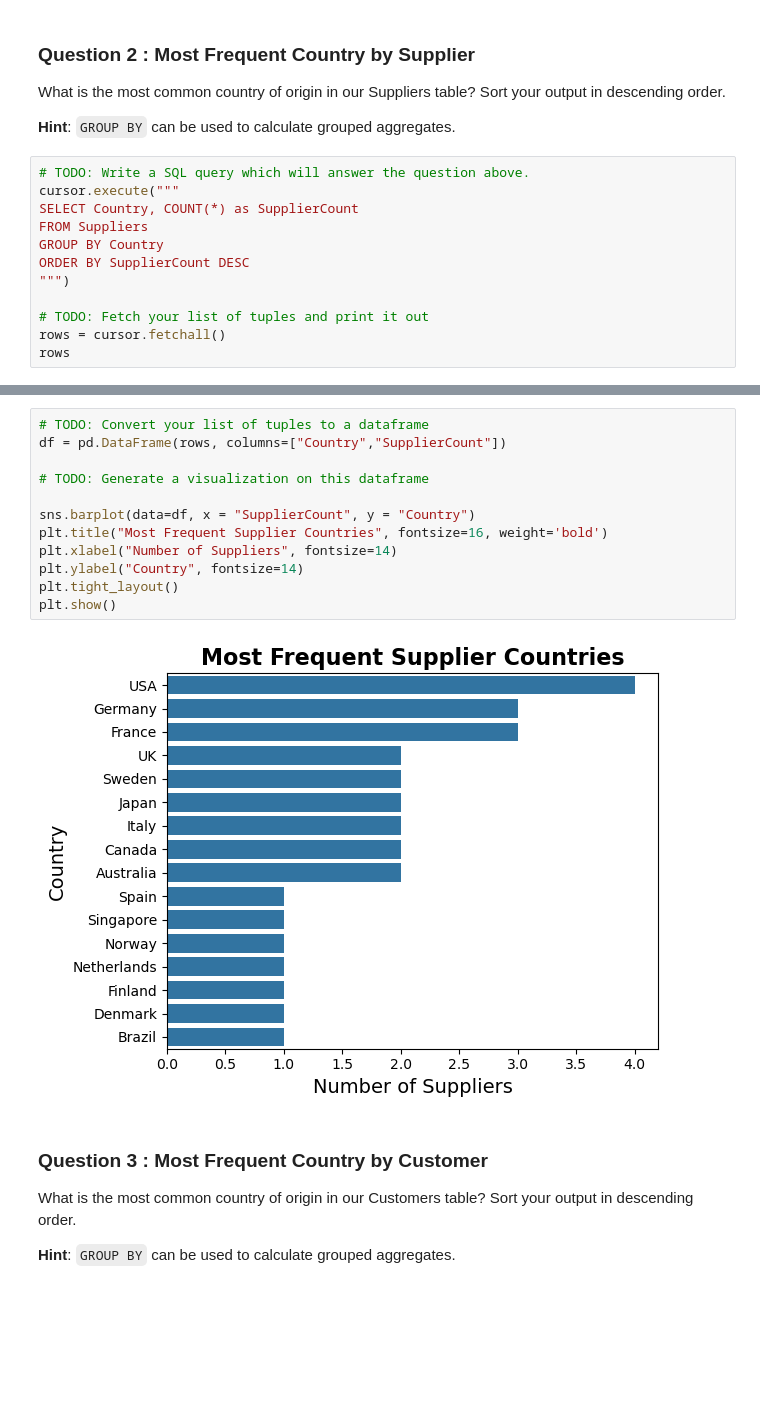
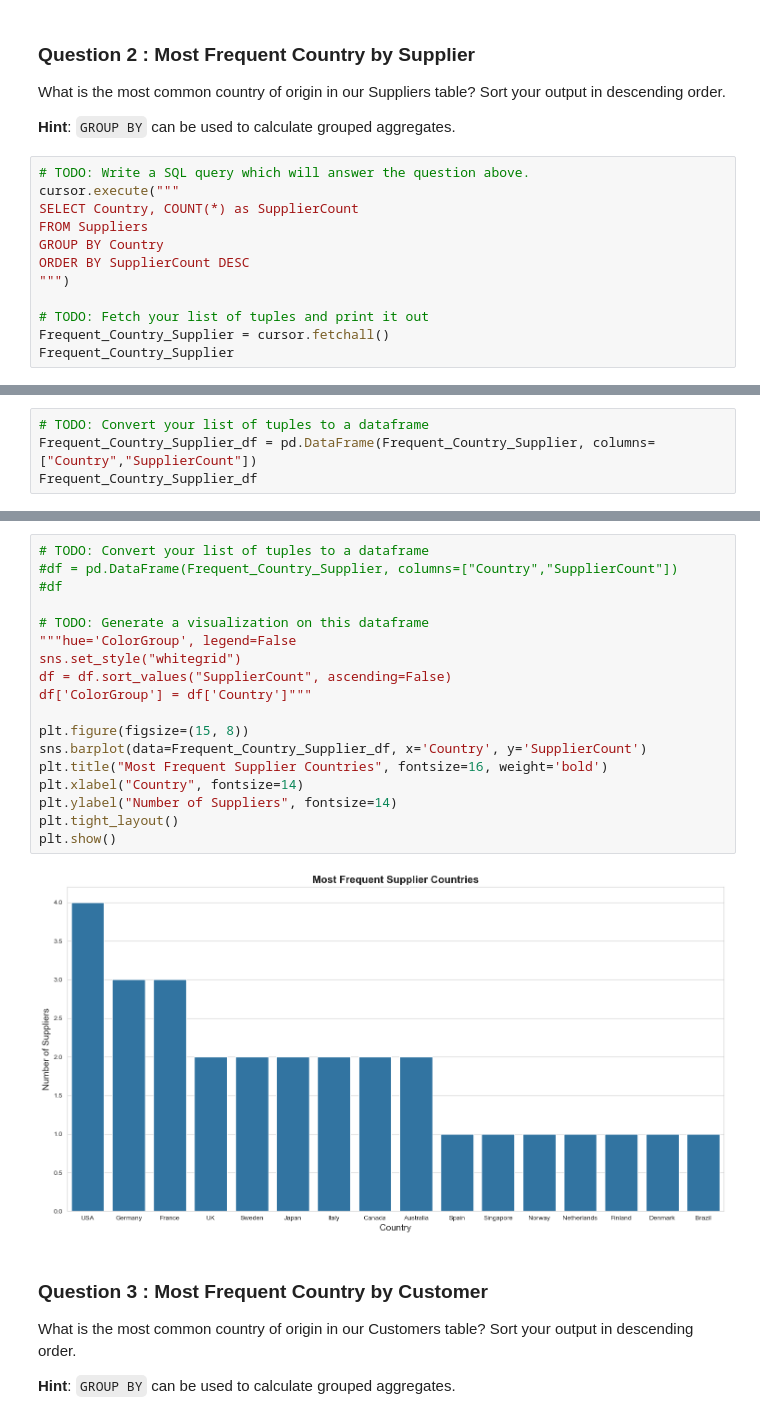
Before and after one commit to jesseniadia/Ad-Hoc-Data-Reporting, a Jupyter notebook: adhoc-sql (TLab 4)/adhoc_report.ipynb, the cells around one changed output, grey strips where cells are left out. Cells and saved outputs as stored; diff of their text form; blank space fills up the shorter version.

```diff
--- a/adhoc-sql (TLab 4)/adhoc_report.ipynb
+++ b/adhoc-sql (TLab 4)/adhoc_report.ipynb
@@ -51,8 +51,8 @@ ORDER BY SupplierCount DESC
 """)
 
 # TODO: Fetch your list of tuples and print it out
-rows = cursor.fetchall()
-rows
+Frequent_Country_Supplier = cursor.fetchall()
+Frequent_Country_Supplier
 # %% [output]
 [('USA', 4),
  ('Germany', 3),
@@ -70,3 +70,7 @@ rows
  ('Finland', 1),
  ('Denmark', 1),
  ('Brazil', 1)]
+# %%
+# TODO: Convert your list of tuples to a dataframe
+Frequent_Country_Supplier_df = pd.DataFrame(Frequent_Country_Supplier, columns=["Country","SupplierCount"])
+Frequent_Country_Supplier_df
@@ -73,17 +95,23 @@ rows
 # %%
 # TODO: Convert your list of tuples to a dataframe
-df = pd.DataFrame(rows, columns=["Country","SupplierCount"])
+#df = pd.DataFrame(Frequent_Country_Supplier, columns=["Country","SupplierCount"])
+#df
 
 # TODO: Generate a visualization on this dataframe
+"""hue='ColorGroup', legend=False
+sns.set_style("whitegrid")
+df = df.sort_values("SupplierCount", ascending=False)
+df['ColorGroup'] = df['Country']"""
 
-sns.barplot(data=df, x = "SupplierCount", y = "Country")
+plt.figure(figsize=(15, 8))
+sns.barplot(data=Frequent_Country_Supplier_df, x='Country', y='SupplierCount')
 plt.title("Most Frequent Supplier Countries", fontsize=16, weight='bold')
-plt.xlabel("Number of Suppliers", fontsize=14)
-plt.ylabel("Country", fontsize=14)
+plt.xlabel("Country", fontsize=14)
+plt.ylabel("Number of Suppliers", fontsize=14)
 plt.tight_layout()
 plt.show()
 # %% [output]
-[figure, old version]
+[figure, new version]
 # %% [markdown]
 ### Question 3 : Most Frequent Country by Customer
 
```
Also changed, not shown: parts of 10 cells of this notebook.
